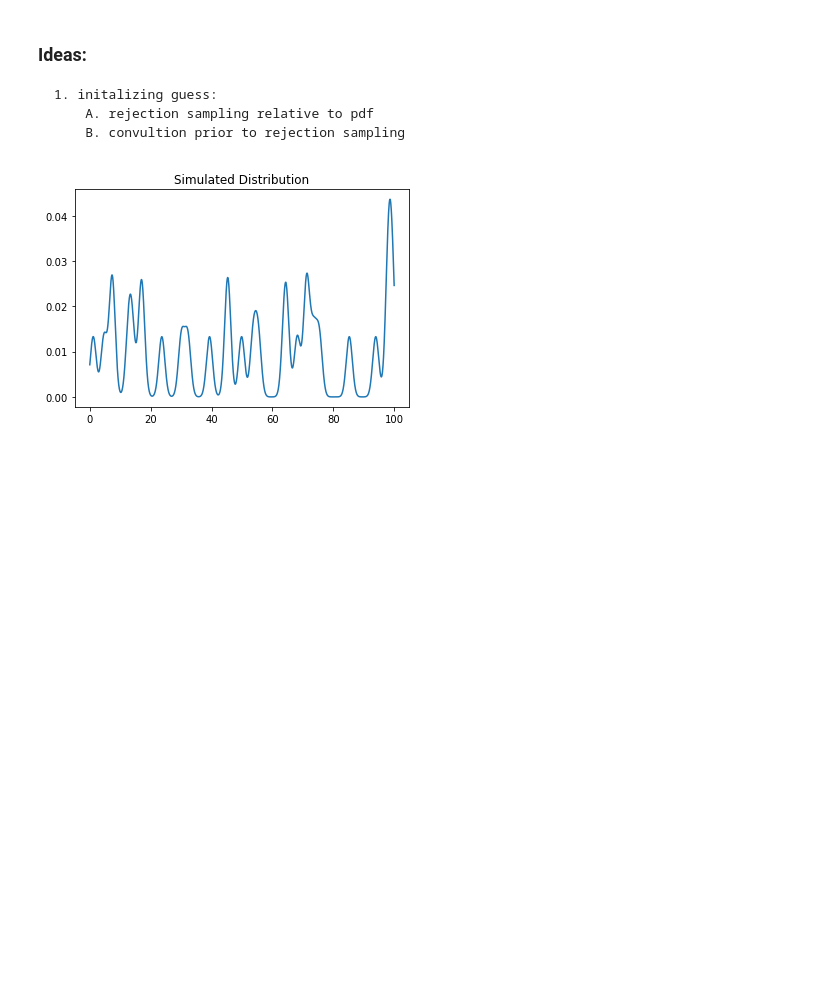
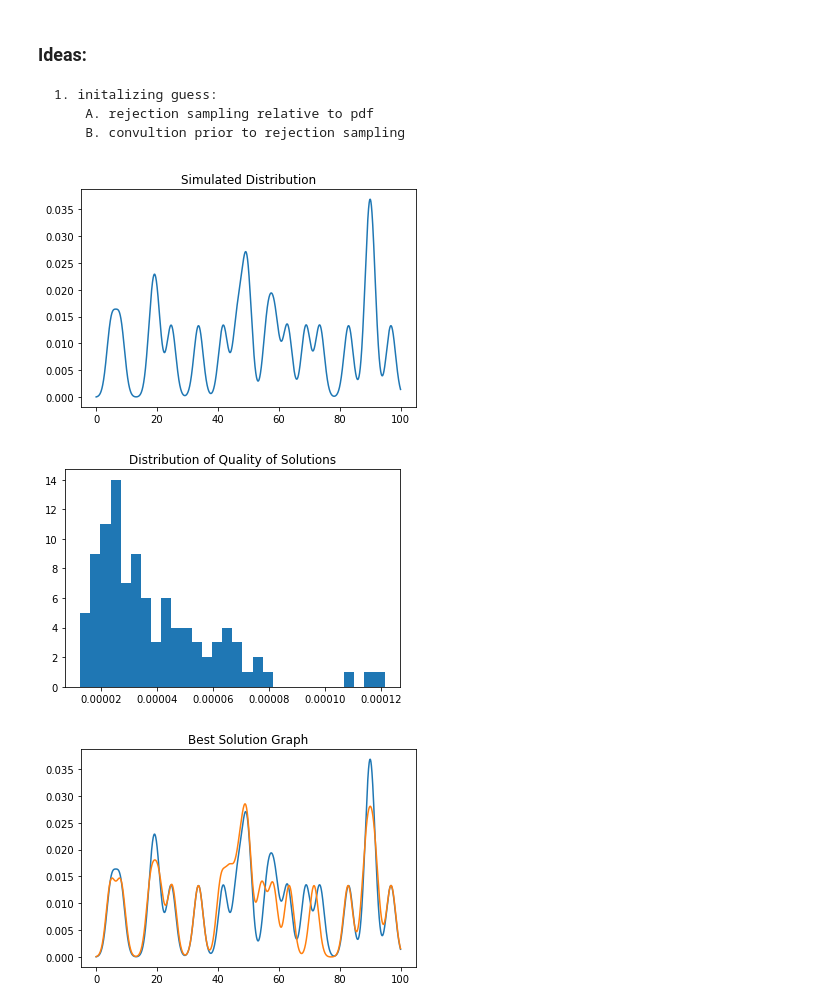
Before and after one commit to jvahedi/signal-dist-extract, a Jupyter notebook: EM_algorithm.ipynb, the cells around one changed output. Drawn from its saved outputs; the diff is of its cells as text; code cells hidden in the pictures; blank space fills up the shorter version.

```diff
--- a/EM_algorithm.ipynb
+++ b/EM_algorithm.ipynb
@@ -134,7 +134,7 @@ def list_EM(x,p,k,ite,num):
     return M, L
 # %%
 #number of normals
-k = 30
+k = 20
 #lower bound for possible centers
 L = 0
 #simulating true centers
@@ -143,7 +143,7 @@ grades = L + np.random.rand(k)*(100-L)
 #number of points to simulate distribution
 n = 10000
 #variance of simulated normals
-s = 1
+s = 1.5
 #discrete positions
 x = np.linspace(0,100,n)
 #pdf values at positions
@@ -168,31 +168,33 @@ plt.show()
 ind = np.argmin(L)
 
 m = M[ind]
 P = pdf(x,m,s)
 
 plt.title('Best Solution Graph')
 plt.plot(x,p)
 plt.plot(x,P)
 #plt.scatter(grades, np.zeros(k))
 #plt.scatter(m, np.zeros(k), color = 'r')
 plt.show()
 print('Best Loss:',l)
 
 
 # #Simulation of solutions
 # for q in range(10):
 #     g = np.random.rand(k)*100
 #     #print(np.sort(EM_graph(x,p,g,200)))
 #     #print(np.sort(grades))
 #     m = EM(x,p,g,800)
 #     P = pdf(x,m,s)
 #     plt.plot(x,p)
 #     plt.plot(x,P)
 #     plt.scatter(grades, np.zeros(k))
 #     plt.scatter(g, np.zeros(k))
 #     plt.scatter(m, np.zeros(k), color = 'r')
 #     plt.show()
 #     print(np.mean((p-P)**2))
 # #print(np.sum(pdf(x,EM(x,p,g,200),s))*dx,np.sum(p)*dx)
 # %% [output]
-[figure, old version]
+[figure, new version]
+[figure, added]
+[figure, added]
```
Also changed, not shown: parts of 1 cell of this notebook.
